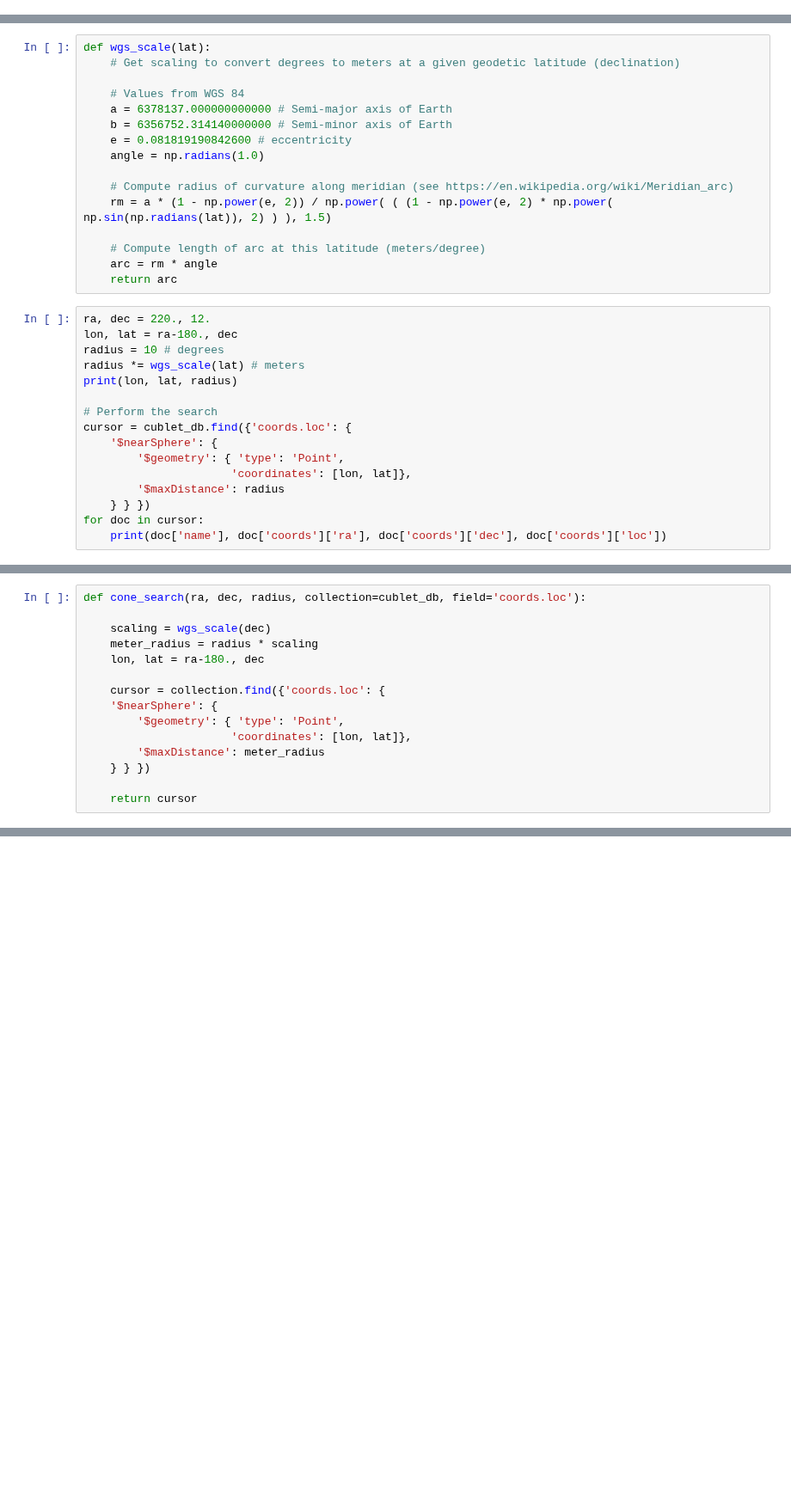
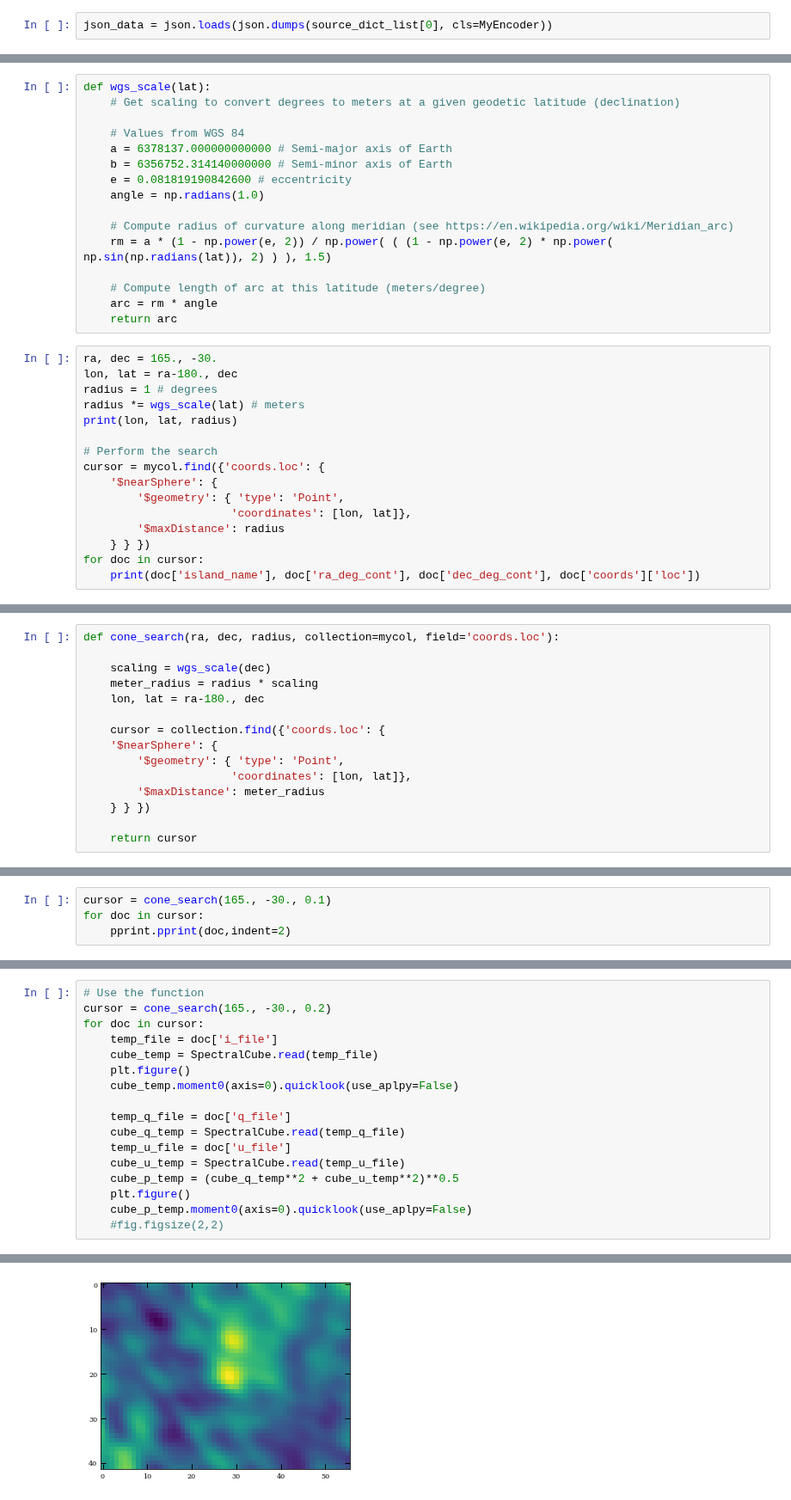
Before and after one commit to AlecThomson/arrakis, a Jupyter notebook: cutouts.ipynb, the cells around one changed output, grey strips where cells are left out. Shown at 86% size. Cells and saved outputs as stored; diff of their text form; blank space fills up the shorter version.

```diff
--- a/cutouts.ipynb
+++ b/cutouts.ipynb
@@ -475,0 +334,2 @@ for i in tnrange(len(i_cutouts)):
+# %%
+json_data = json.loads(json.dumps(source_dict_list[0], cls=MyEncoder))
@@ -544,19 +431,19 @@ def wgs_scale(lat):
     arc = rm * angle
     return arc
 # %%
-ra, dec = 220., 12.
+ra, dec = 165., -30.
 lon, lat = ra-180., dec
-radius = 10 # degrees
+radius = 1 # degrees
 radius *= wgs_scale(lat) # meters
 print(lon, lat, radius)
 
 # Perform the search
-cursor = cublet_db.find({'coords.loc': {
+cursor = mycol.find({'coords.loc': {
     '$nearSphere': {
         '$geometry': { 'type': 'Point',
                       'coordinates': [lon, lat]},
         '$maxDistance': radius
     } } })
 for doc in cursor:
-    print(doc['name'], doc['coords']['ra'], doc['coords']['dec'], doc['coords']['loc'])
+    print(doc['island_name'], doc['ra_deg_cont'], doc['dec_deg_cont'], doc['coords']['loc'])
 # %% [output]
@@ -564,5 +467,5 @@ for doc in cursor:
 # %%
-def cone_search(ra, dec, radius, collection=cublet_db, field='coords.loc'):
+def cone_search(ra, dec, radius, collection=mycol, field='coords.loc'):
 
     scaling = wgs_scale(dec)
     meter_radius = radius * scaling
@@ -601,0 +484,4 @@ J103313-341845 158.304112 -34.312559 {'type': 'Point', 'coordinates': [-21.69588
+# %%
+cursor = cone_search(165., -30., 0.1)
+for doc in cursor:
+    pprint.pprint(doc,indent=2)
@@ -601,0 +508,18 @@ J103313-341845 158.304112 -34.312559 {'type': 'Point', 'coordinates': [-21.69588
+# %%
+# Use the function
+cursor = cone_search(165., -30., 0.2)
+for doc in cursor:
+    temp_file = doc['i_file']
+    cube_temp = SpectralCube.read(temp_file)
+    plt.figure()
+    cube_temp.moment0(axis=0).quicklook(use_aplpy=False)
+
+    temp_q_file = doc['q_file']
+    cube_q_temp = SpectralCube.read(temp_q_file)
+    temp_u_file = doc['u_file']
+    cube_u_temp = SpectralCube.read(temp_u_file)
+    cube_p_temp = (cube_q_temp**2 + cube_u_temp**2)**0.5
+    plt.figure()
+    cube_p_temp.moment0(axis=0).quicklook(use_aplpy=False)
+    #fig.figsize(2,2)
+# %% [output]
@@ -601,0 +543 @@ J103313-341845 158.304112 -34.312559 {'type': 'Point', 'coordinates': [-21.69588
+[figure, added]
```
Also changed, not shown: parts of 102 cells of this notebook, 8 other files.
